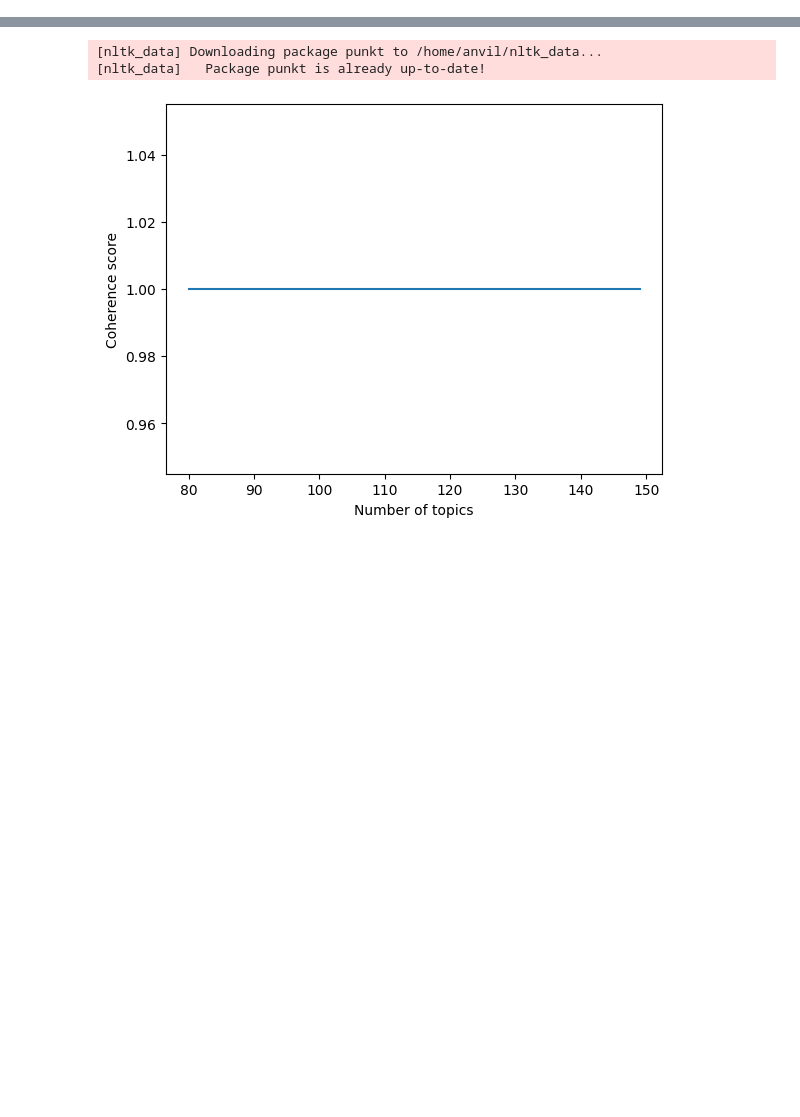
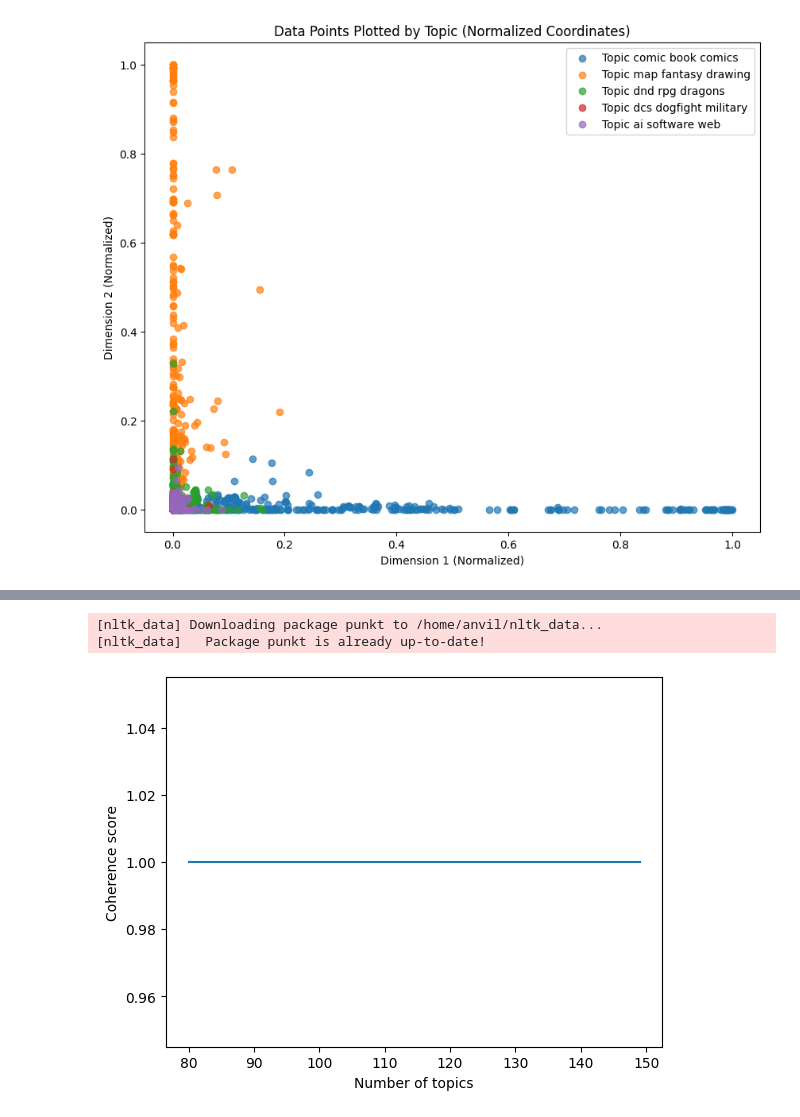
Before and after one commit to traefikturkey/onboard, a Jupyter notebook: notebooks/text_analysis-4.8.24.ipynb, the cells around one changed output, grey strips where cells are left out. Cells and saved outputs as stored; diff of their text form; code cells hidden in the pictures; blank space fills up the shorter version.

```diff
--- a/notebooks/text_analysis-4.8.24.ipynb
+++ b/notebooks/text_analysis-4.8.24.ipynb
@@ -73,0 +154,36 @@ Unmatched Rows: 0
+# %%
+import matplotlib.pyplot as plt
+import numpy as np
+
+# Assuming you have already performed the NMF topic modeling
+# and have the topic assignments for each row in the dataframe
+
+# Create a 2D array of the data points, where each row represents a data point
+# and the columns represent the coordinates in the 2D space
+X_2d = W[:, :2]  # Use the first two columns of the W matrix as the 2D coordinates
+
+# Create a figure and axis
+fig, ax = plt.subplots(figsize=(10, 8))
+
+topic_labels = []
+for topic_idx, topic in enumerate(H):
+    topic_labels.append(" ".join([feature_names[i] for i in topic.argsort()[:-4:-1]]))
+
+# Normalize the 2D coordinates to the range [0, 1]
+X_2d_norm = (X_2d - X_2d.min(axis=0)) / (X_2d.max(axis=0) - X_2d.min(axis=0))
+
+# Plot the data points, coloring them by their topic assignment
+for topic_idx in range(topic_count):
+    topic_indices = np.where(topic_assignments == topic_idx)[0]
+    ax.scatter(X_2d_norm[topic_indices, 0], X_2d_norm[topic_indices, 1], label=f"Topic {topic_words_list[topic_idx]}", alpha=0.7)
+
+# Add labels and title
+ax.set_xlabel("Dimension 1 (Normalized)")
+ax.set_ylabel("Dimension 2 (Normalized)")
+ax.set_title("Data Points Plotted by Topic (Normalized Coordinates)")
+ax.legend()
+
+# Display the plot
+plt.show()
+# %% [output]
+[figure, added]
```
Also changed, not shown: parts of 12 cells of this notebook, 3 other files.
